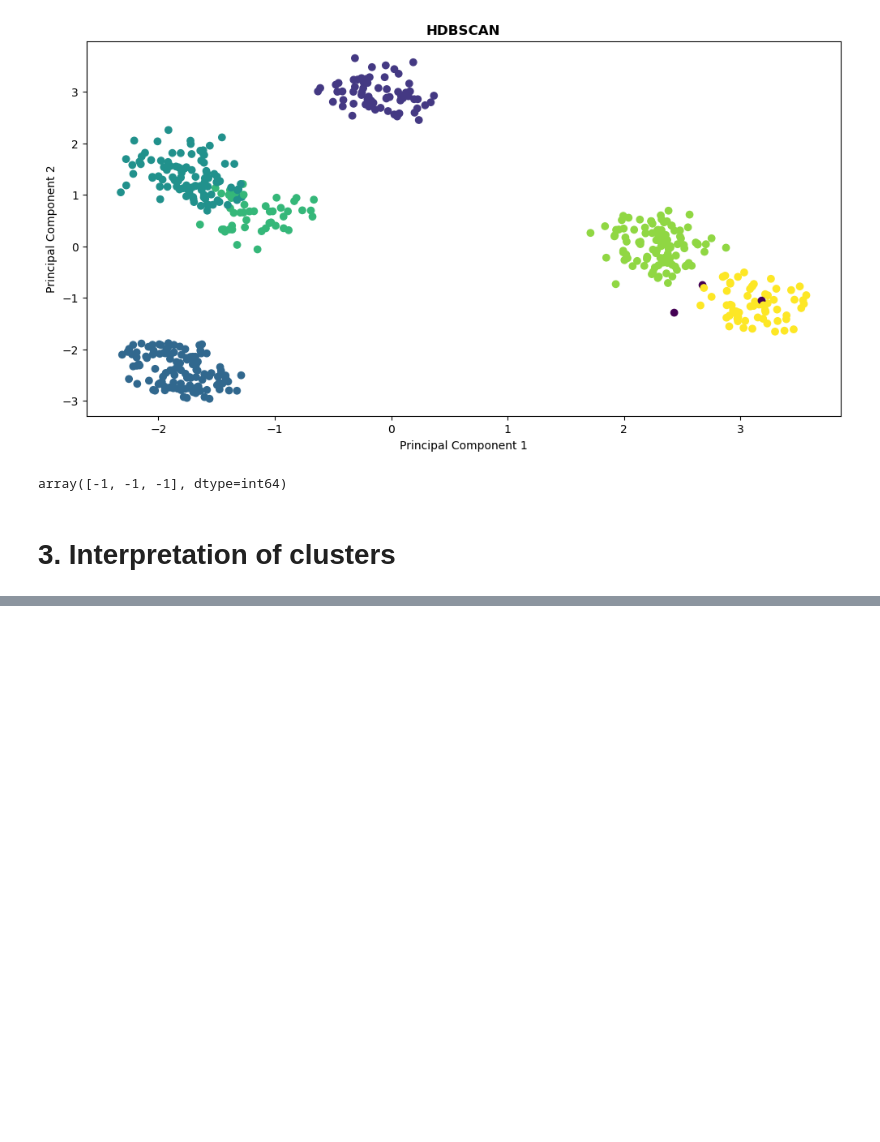
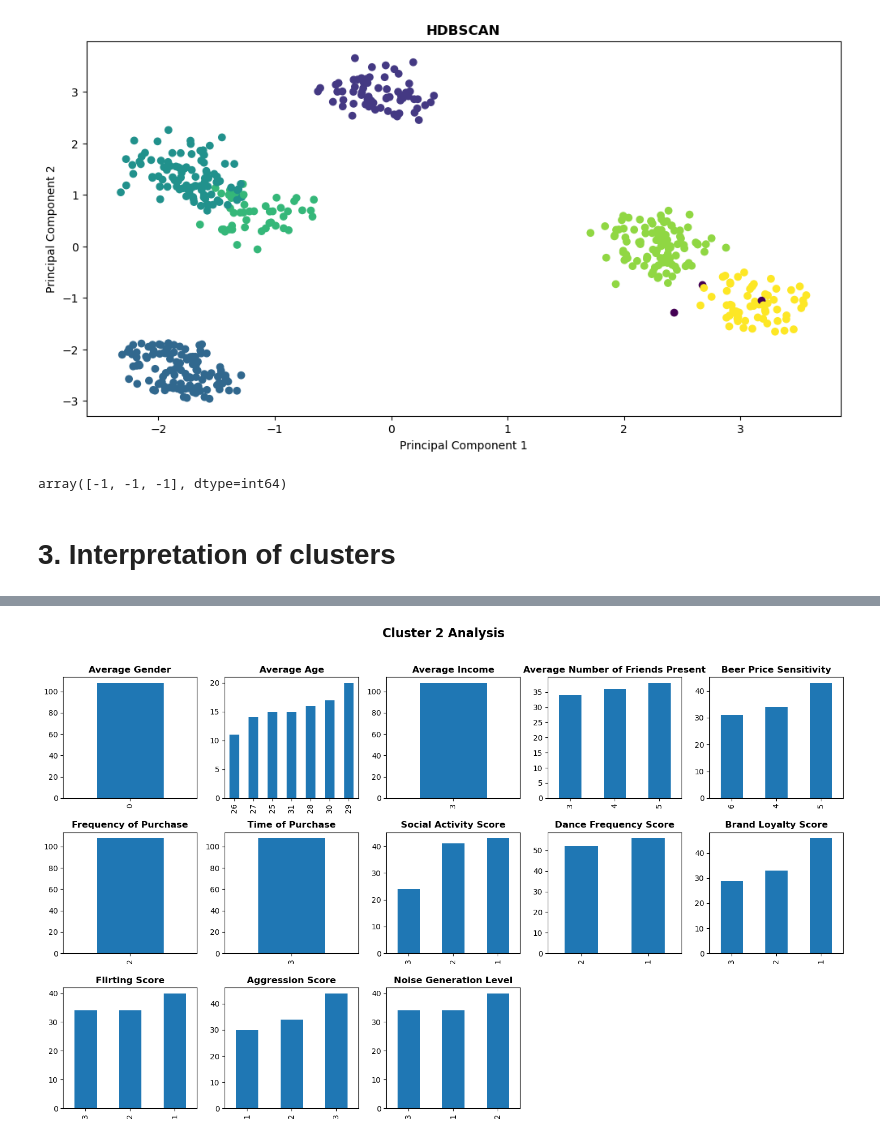
Before and after one commit to kkudzelich/clustering-of-clients, a Jupyter notebook: kaggle5.ipynb, the cells around one changed output, grey strips where cells are left out. Drawn from its saved outputs; the diff is of its cells as text; code cells hidden in the pictures; blank space fills up the shorter version.

```diff
--- a/kaggle5.ipynb
+++ b/kaggle5.ipynb
@@ -372,0 +489,23 @@ array([-1, -1, -1], dtype=int64)
+# %%
+num_features = len(df_cluster_2.drop(columns=['Cluster']).columns)
+num_rows = (num_features + 4) // 5
+
+fig, axis = plt.subplots(ncols=5, nrows=num_rows, figsize=(num_rows*5,num_rows*3))
+axis = axis.flatten()
+
+# build pie graph for each feature
+for i, feature in enumerate(df_cluster_2.drop(columns=['Cluster']).columns):
+    df_cluster_2[feature].value_counts().sort_values().plot(kind='bar', ax=axis[i])
+    axis[i].set_title(f'{feature}', fontweight='bold')
+    axis[i].set_xlabel('')
+    axis[i].set_ylabel('')
+
+# hide extra areas with empty graphs
+for j in range(num_features, len(axis)):
+    fig.delaxes(axis[j])
+
+plt.suptitle('Cluster 2 Analysis', fontweight='bold', fontsize=16, y=1.02)
+plt.tight_layout()
+plt.show()
+# %% [output]
+[figure, added]
```
Also changed, not shown: parts of 20 cells of this notebook.
